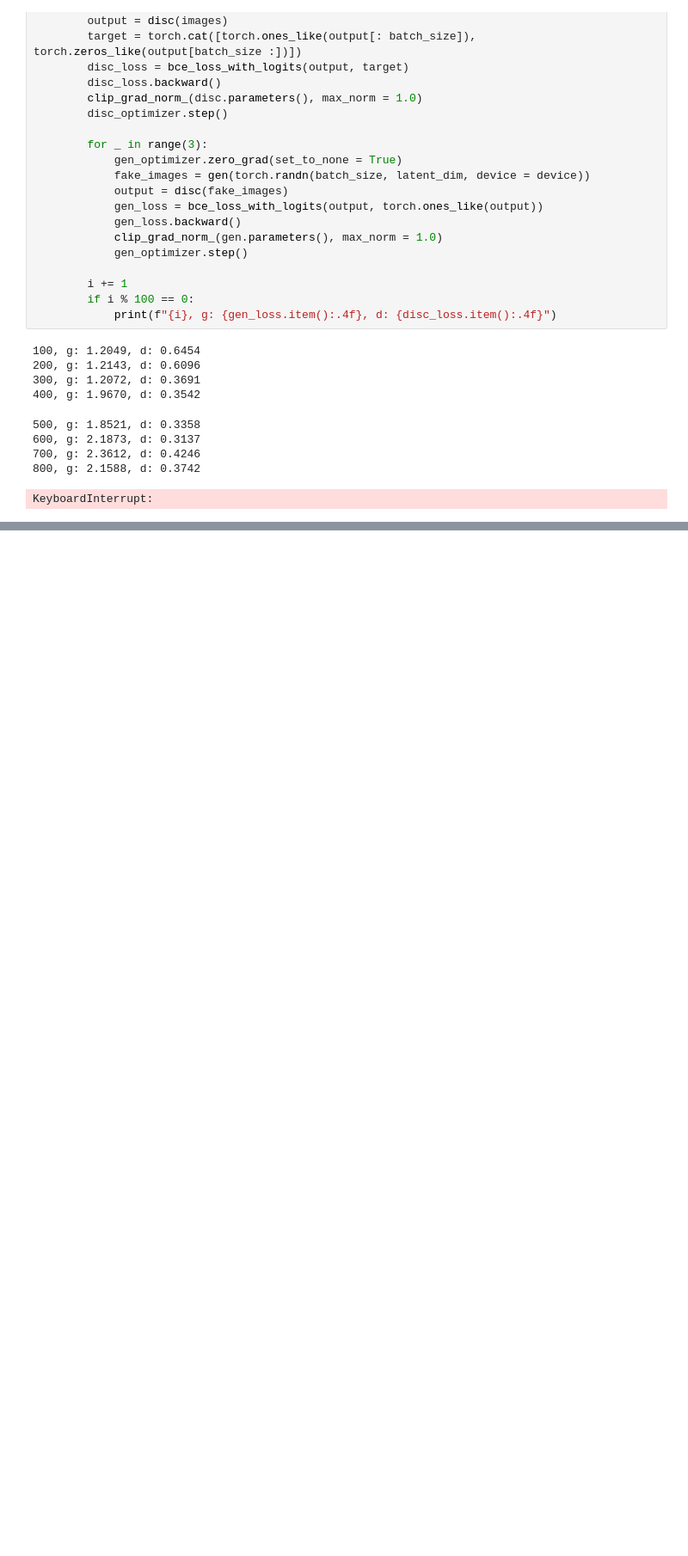
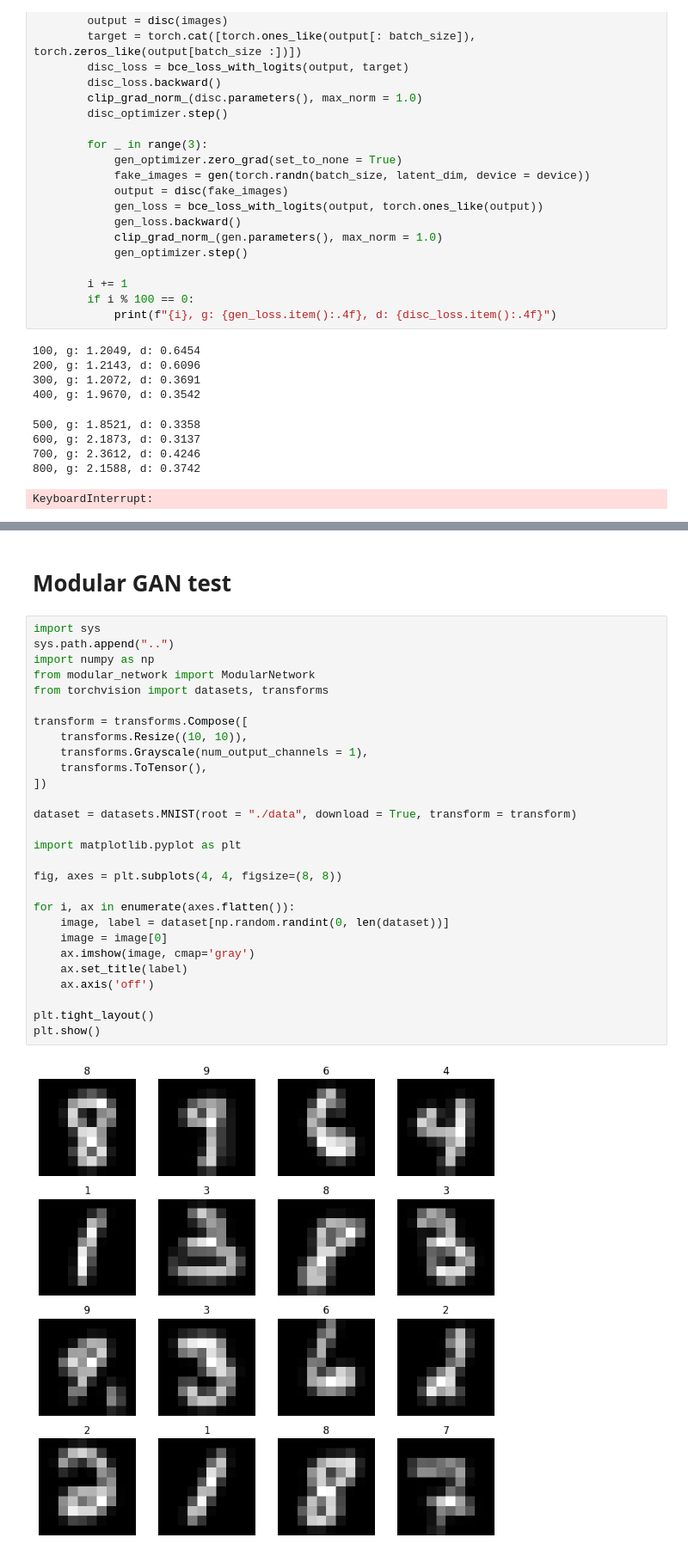
Before and after one commit to pythagon-code/mutualistic-agents, a Jupyter notebook: notebooks/gan_test.ipynb, the cells around one changed output, grey strips where cells are left out. Shown at 86% size. Drawn from its saved outputs; the diff is of its cells as text; blank space fills up the shorter version.

```diff
--- a/notebooks/gan_test.ipynb
+++ b/notebooks/gan_test.ipynb
@@ -170,0 +171,32 @@ plt.show()
+# %% [markdown]
+# Modular GAN test
+# %%
+import sys
+sys.path.append("..")
+import numpy as np
+from modular_network import ModularNetwork
+from torchvision import datasets, transforms
+
+transform = transforms.Compose([
+    transforms.Resize((10, 10)),
+    transforms.Grayscale(num_output_channels = 1),
+    transforms.ToTensor(),
+])
+
+dataset = datasets.MNIST(root = "./data", download = True, transform = transform)
+
+import matplotlib.pyplot as plt
+
+fig, axes = plt.subplots(4, 4, figsize=(8, 8))
+
+for i, ax in enumerate(axes.flatten()):
+    image, label = dataset[np.random.randint(0, len(dataset))]
+    image = image[0]
+    ax.imshow(image, cmap='gray')
+    ax.set_title(label)
+    ax.axis('off')
+
+plt.tight_layout()
+plt.show()
+# %% [output]
+[figure, added]
```
Also changed, not shown: parts of 9 cells of this notebook, 13 other files.
